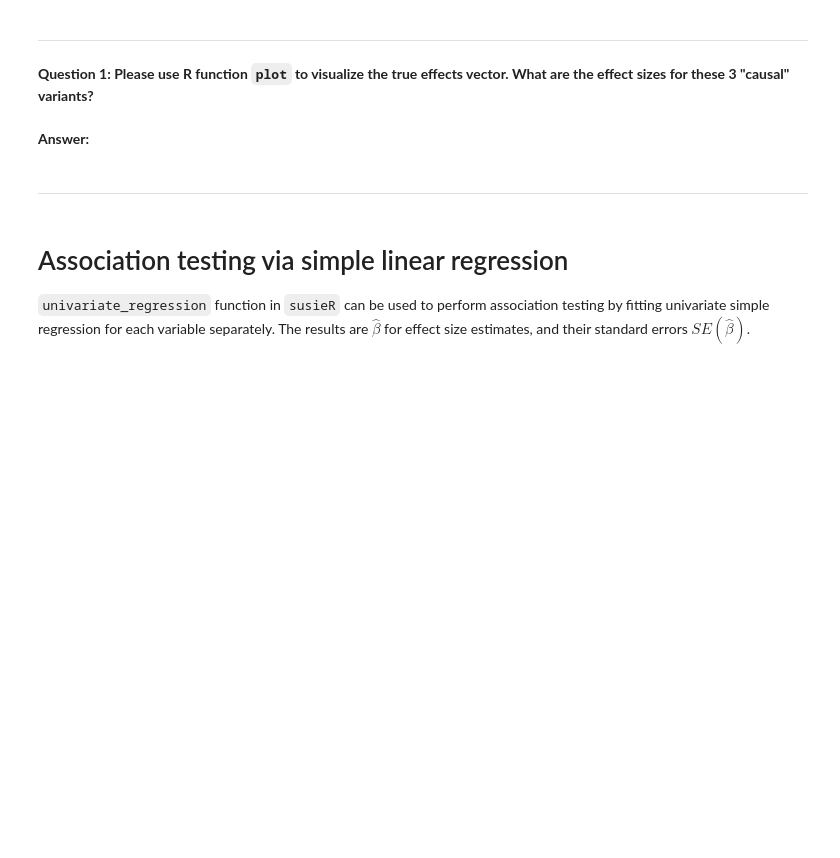
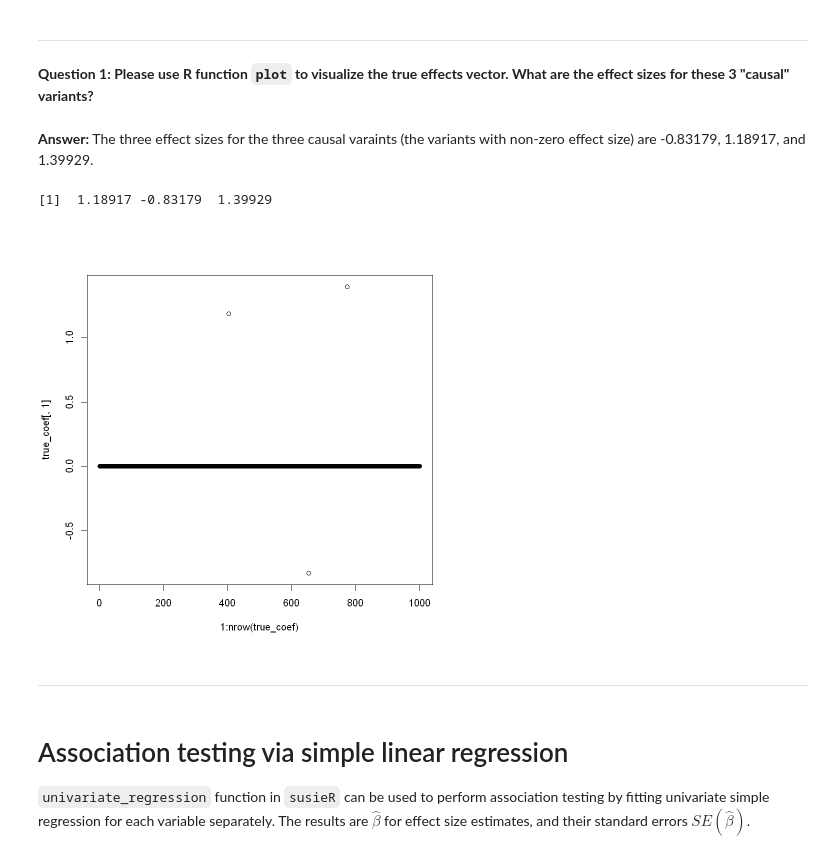
Before and after one commit to wayne-monical/student_test_2025_spring, a Jupyter notebook: notebook/FineMapping_WayneMonical.ipynb, the cells around one changed output. Drawn from its saved outputs; the diff is of its cells as text; code cells hidden in the pictures; blank space fills up the shorter version.

```diff
--- a/notebook/FineMapping_WayneMonical.ipynb
+++ b/notebook/FineMapping_WayneMonical.ipynb
@@ -125,7 +121,15 @@ Note: in this tutorial we will avoid the phrase "causal", and use "effect variab
 # %% [markdown]
 **Question 1: Please use R function `plot` to visualize the true effects vector. What are the effect sizes for these 3 "causal" variants?**
 # %% [markdown]
-**Answer:**
+**Answer:** The three effect sizes for the three causal varaints (the variants with non-zero effect size) are -0.83179, 1.18917, and 1.39929.
+# %%
+round(true_coef[c(403, 653, 773),1], 5)
+# %% [output]
+[1]  1.18917 -0.83179  1.39929
+# %%
+plot(x = 1:nrow(true_coef), y = true_coef[,1])
+# %% [output]
+[figure, added]
 # %% [markdown]
 -----------------------------------------
 # %% [markdown]
```
Also changed, not shown: parts of 34 cells of this notebook.
